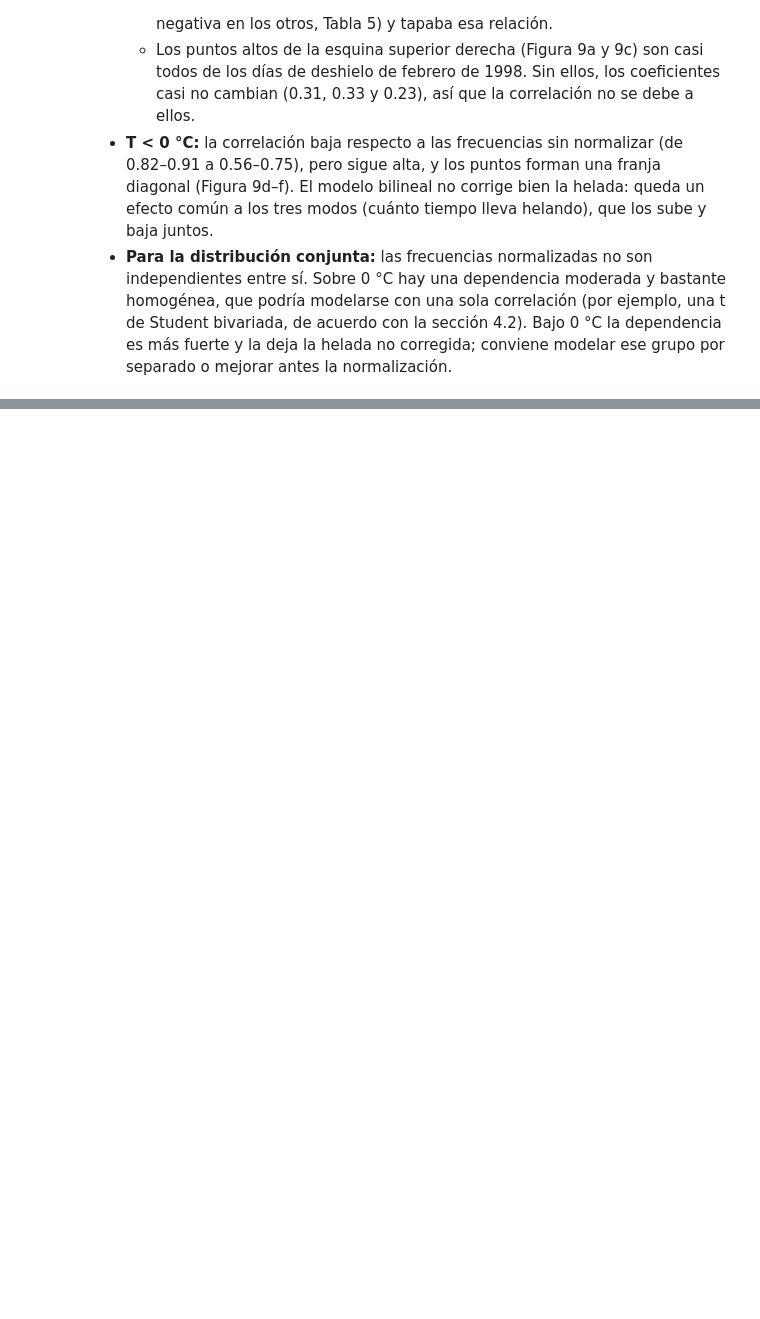
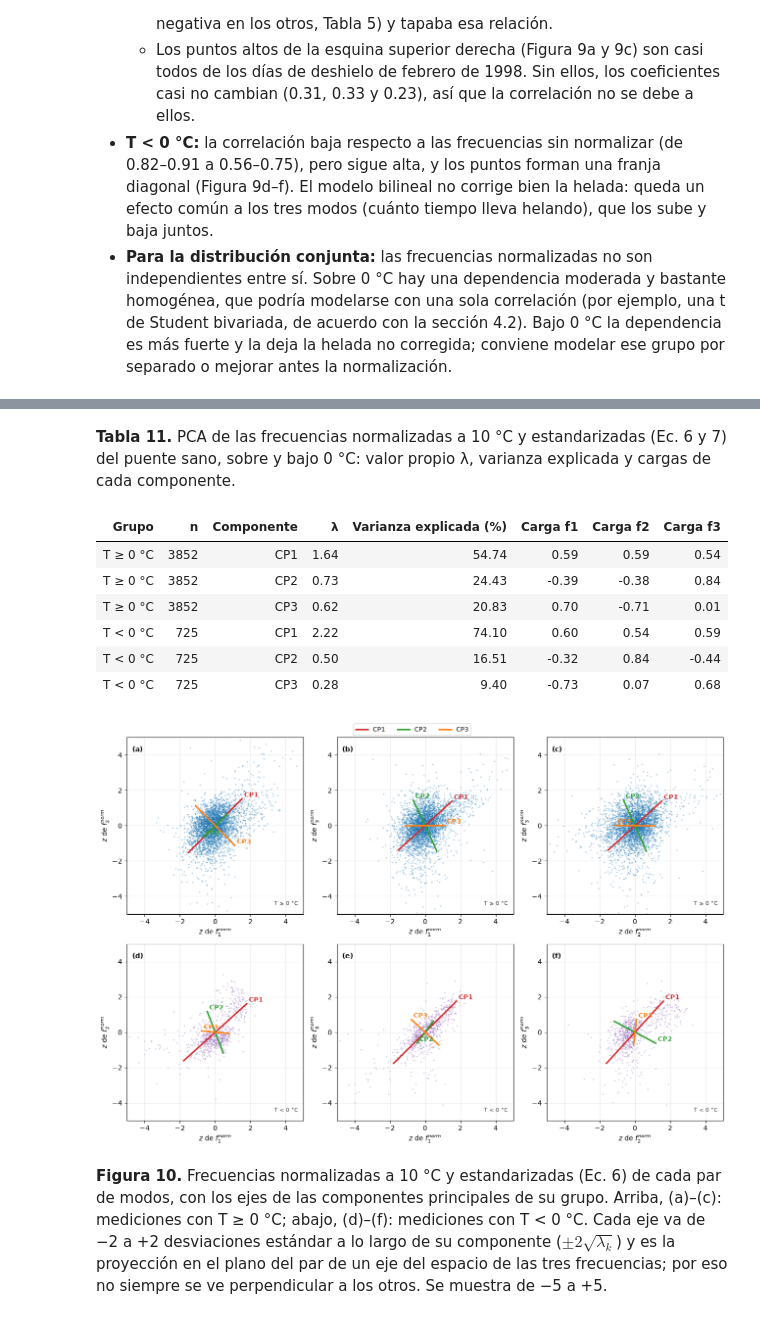
Before and after one commit to 25adiaz-apps/phd-civil-ualberta, a Jupyter notebook: structural-reliability/bridge-z24/z24_modal_distributions.ipynb, the cells around one changed output, grey strips where cells are left out. Cells and saved outputs as stored; diff of their text form; code cells hidden in the pictures; blank space fills up the shorter version.

```diff
--- a/structural-reliability/bridge-z24/z24_modal_distributions.ipynb
+++ b/structural-reliability/bridge-z24/z24_modal_distributions.ipynb
@@ -715,0 +748,66 @@ show_figure(fig, f_num, f"Diagramas de dispersión entre cada par de frecuencias
+# %%
+FN = ["fn1", "fn2", "fn3"]
+pca_groups = [("T ≥ 0 °C", sano[sano["T"] >= 0], "C0"), ("T < 0 °C", sano[sano["T"] < 0], "C4")]
+
+pca, rows = {}, []
+for label, sel, _ in pca_groups:
+    X = sel[FN].dropna()
+    Z = (X - X.mean()) / X.std()                                  # Eq. 6
+    lam, V = np.linalg.eigh(np.corrcoef(Z.to_numpy().T))           # Eq. 7 (ascending order)
+    lam, V = lam[::-1], V[:, ::-1]                                 # largest variance first
+    V = V * np.sign(V.sum(axis=0))                                 # sign: loadings add up positive
+    pca[label] = (Z, lam, V)
+    for k in range(len(lam)):
+        rows.append({"Grupo": label, "n": len(Z), "Componente": f"CP{k + 1}", "λ": lam[k],
+                     "Varianza explicada (%)": 100 * lam[k] / lam.sum(),
+                     "Carga f1": V[0, k], "Carga f2": V[1, k], "Carga f3": V[2, k]})
+
+t_num += 1
+show_table(pd.DataFrame(rows), t_num, f"PCA de las frecuencias normalizadas a {T_REF:.0f} °C y estandarizadas (Ec. 6 y 7) "
+           "del puente sano, sobre y bajo 0 °C: valor propio λ, varianza explicada y cargas de cada componente.",
+           precision=2, hide_index=True)
+
+LIM = 5   # axis limits in standard deviations
+pc_colors = ["C3", "C2", "C1"]
+fig, axes = plt.subplots(len(pca_groups), len(PAIRS), figsize=(13, 8.6))
+for r, (label, _, color) in enumerate(pca_groups):
+    Z, lam, V = pca[label]
+    for c, (a, b) in enumerate(PAIRS):
+        ax = axes[r, c]
+        ax.plot(Z[f"fn{a}"], Z[f"fn{b}"], ".", ms=2, alpha=0.3, color=color)
+        for k in range(len(lam)):
+            # Axis k projected on the (f_a, f_b) plane, from -2 to +2 standard deviations along the component
+            u = 2 * np.sqrt(lam[k]) * V[[a - 1, b - 1], k]
+            ax.plot([-u[0], u[0]], [-u[1], u[1]], color=pc_colors[k], lw=2.2)
+            ax.annotate(f"CP{k + 1}", xy=(u[0], u[1]), color=pc_colors[k], fontsize=9, fontweight="bold",
+                        xytext=(3, 3), textcoords="offset points")
+        ax.set_xlim(-LIM, LIM)
+        ax.set_ylim(-LIM, LIM)
+        ax.set_aspect("equal")
+        ax.set_xlabel(f"$z$ de $f_{a}^{{norm}}$")
+        ax.set_ylabel(f"$z$ de $f_{b}^{{norm}}$")
+        ax.grid(alpha=0.3)
+        ax.text(0.03, 0.95, f"({chr(97 + r * len(PAIRS) + c)})", transform=ax.transAxes, va="top", fontweight="bold")
+        ax.text(0.97, 0.05, label, transform=ax.transAxes, ha="right", fontsize=8, color="0.25")
+handles = [plt.Line2D([], [], color=pc_colors[k], lw=2.2,
+                      label=f"CP{k + 1}") for k in range(3)]
+fig.legend(handles=handles, loc="upper center", ncol=3, fontsize=9, bbox_to_anchor=(0.5, 1.02))
+fig.tight_layout()
+
+f_num += 1
+show_figure(fig, f_num, f"Frecuencias normalizadas a {T_REF:.0f} °C y estandarizadas (Ec. 6) de cada par de modos, con los "
+            "ejes de las componentes principales de su grupo. Arriba, (a)–(c): mediciones con T ≥ 0 °C; abajo, (d)–(f): "
+            "mediciones con T < 0 °C. Cada eje va de −2 a +2 desviaciones estándar a lo largo de su componente "
+            "($\\pm 2\\sqrt{\\lambda_k}$) y es la proyección en el plano del par de un eje del espacio de las tres "
+            f"frecuencias; por eso no siempre se ve perpendicular a los otros. Se muestra de −{LIM} a +{LIM}.")
+# %% [output]
+**Tabla 11.** PCA de las frecuencias normalizadas a 10 °C y estandarizadas (Ec. 6 y 7) del puente sano, sobre y bajo 0 °C: valor propio λ, varianza explicada y cargas de cada componente.
+| Grupo | n | Componente | λ | Varianza explicada (%) | Carga f1 | Carga f2 | Carga f3 |
+| T ≥ 0 °C | 3852 | CP1 | 1.64 | 54.74 | 0.59 | 0.59 | 0.54 |
+| T ≥ 0 °C | 3852 | CP2 | 0.73 | 24.43 | -0.39 | -0.38 | 0.84 |
+| T ≥ 0 °C | 3852 | CP3 | 0.62 | 20.83 | 0.70 | -0.71 | 0.01 |
+| T < 0 °C | 725 | CP1 | 2.22 | 74.10 | 0.60 | 0.54 | 0.59 |
+| T < 0 °C | 725 | CP2 | 0.50 | 16.51 | -0.32 | 0.84 | -0.44 |
+| T < 0 °C | 725 | CP3 | 0.28 | 9.40 | -0.73 | 0.07 | 0.68 |
+[figure, added]
+**Figura 10.** Frecuencias normalizadas a 10 °C y estandarizadas (Ec. 6) de cada par de modos, con los ejes de las componentes principales de su grupo. Arriba, (a)–(c): mediciones con T ≥ 0 °C; abajo, (d)–(f): mediciones con T < 0 °C. Cada eje va de −2 a +2 desviaciones estándar a lo largo de su componente ($\pm 2\sqrt{\lambda_k}$) y es la proyección en el plano del par de un eje del espacio de las tres frecuencias; por eso no siempre se ve perpendicular a los otros. Se muestra de −5 a +5.
```
Also changed, not shown: parts of 3 cells of this notebook.
